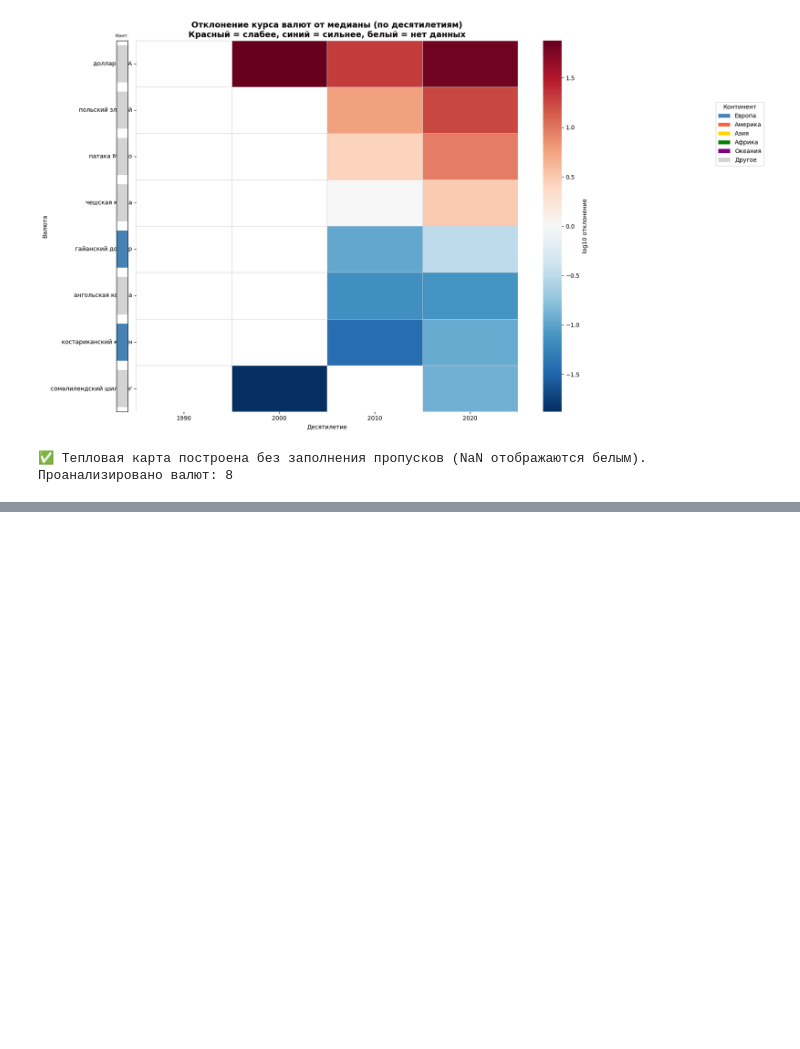
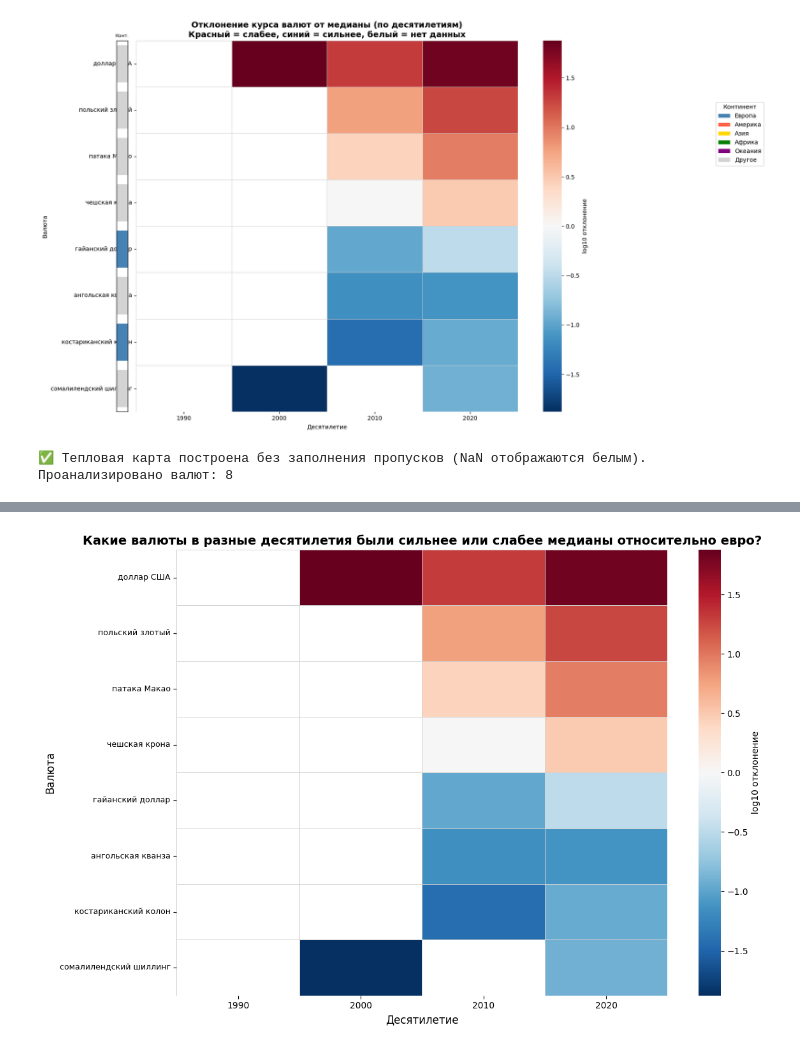
Before and after one commit to cathrineq/python-ai-Tarasova-Kate, a Jupyter notebook: notebooks/viz1_currency_clusters.ipynb, the cells around one changed output, grey strips where cells are left out. Cells and saved outputs as stored; diff of their text form; code cells hidden in the pictures; blank space fills up the shorter version.

```diff
--- a/notebooks/viz1_currency_clusters.ipynb
+++ b/notebooks/viz1_currency_clusters.ipynb
@@ -288,0 +492,97 @@ print(f"Проанализировано валют: {len(pivot_norm)}")
+# %%
+# ============================================================
+#  ЯЧЕЙКА 2: Тепловая карта (heatmap) – чистая версия
+#  С улучшениями преподавателя, без полоски континентов
+# ============================================================
+
+import numpy as np
+import pandas as pd
+import matplotlib.pyplot as plt
+import seaborn as sns
+
+# ------------------- НАСТРОЙКИ -------------------
+USE_DECADES = True
+USE_DEVIATION = True
+REMOVE_OUTLIERS = True
+MIN_POINTS_PER_CURRENCY = 2
+
+# 1. Подготовка данных
+df_rates_clust = df_rates.copy()
+df_rates_clust["best_year"] = df_rates_clust["year"].fillna(df_rates_clust["startYear"])
+
+df_eur = df_rates_clust[
+    (df_rates_clust["unit"] == "евро") &
+    (df_rates_clust["best_year"].notna()) &
+    (df_rates_clust["price"] > 0)
+].copy()
+
+if REMOVE_OUTLIERS:
+    df_eur = df_eur[df_eur["price"] < 1e8]
+
+print(f"Записей после фильтрации: {len(df_eur)}")
+
+df_eur["log_price"] = np.log10(df_eur["price"])
+if USE_DECADES:
+    df_eur["time_bin"] = (df_eur["best_year"] // 10 * 10).astype(int)
+    time_label = "Десятилетие"
+else:
+    df_eur["time_bin"] = df_eur["best_year"]
+    time_label = "Год"
+
+# Сводная таблица
+pivot = df_eur.pivot_table(index="currency", columns="time_bin", values="log_price", aggfunc="mean")
+pivot = pivot.dropna(thresh=MIN_POINTS_PER_CURRENCY, axis=0)
+pivot = pivot.reindex(sorted(pivot.columns), axis=1)
+
+print(f"Размер сводной таблицы: {pivot.shape}")
+
+if pivot.shape[0] < 2:
+    raise ValueError("Меньше 2 валют. Уменьшите MIN_POINTS_PER_CURRENCY до 1.")
+
+# Нормализация (отклонение от медианы)
+if USE_DEVIATION:
+    pivot_norm = pivot.sub(pivot.median(axis=0), axis=1)
+    cmap = "RdBu_r"
+    center = 0
+    title = "Какие валюты в разные десятилетия были сильнее или слабее медианы относительно евро?"
+    cbar_label = "log10 отклонение"
+else:
+    pivot_norm = pivot
+    cmap = "viridis"
+    center = None
+    title = "Абсолютный логарифм курса валют к евро"
+    cbar_label = "log10(price)"
+
+# Сортируем строки по среднему отклонению
+row_order = pivot_norm.mean(axis=1, skipna=True).sort_values(ascending=False).index
+pivot_norm = pivot_norm.loc[row_order]
+
+print(f"Число валют в анализе: {len(pivot_norm)}")
+
+# 2. Построение тепловой карты (чистая версия, без полоски континентов)
+fig, ax = plt.subplots(figsize=(12, 8))
+sns.heatmap(
+    pivot_norm,
+    cmap=cmap,
+    center=center,
+    linewidths=0.5,
+    linecolor='lightgray',
+    cbar_kws={'label': cbar_label},
+    ax=ax
+)
+
+# Улучшения преподавателя
+ax.tick_params(axis='y', labelsize=9)  # Уменьшаем шрифт для длинных названий
+ax.set_xlabel(time_label, fontsize=12)
+ax.set_ylabel("Валюта", fontsize=12)
+ax.set_title(title, fontsize=14, fontweight='bold')
+
+# Регулируем отступы (оставляем место, но без полоски слева)
+plt.subplots_adjust(left=0.25)
+
+plt.tight_layout()
+plt.show()
+
+print("✅ Тепловая карта построена (чистая версия, без полоски континентов).")
+print(f"Проанализировано валют: {len(pivot_norm)}")
+# %% [output]
@@ -288,0 +592 @@ print(f"Проанализировано валют: {len(pivot_norm)}")
+[figure, added]
```
Also changed, not shown: parts of 4 cells of this notebook.
